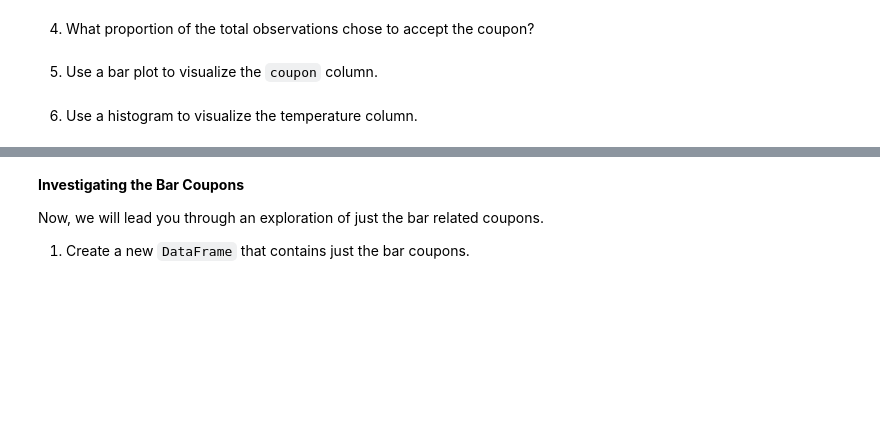
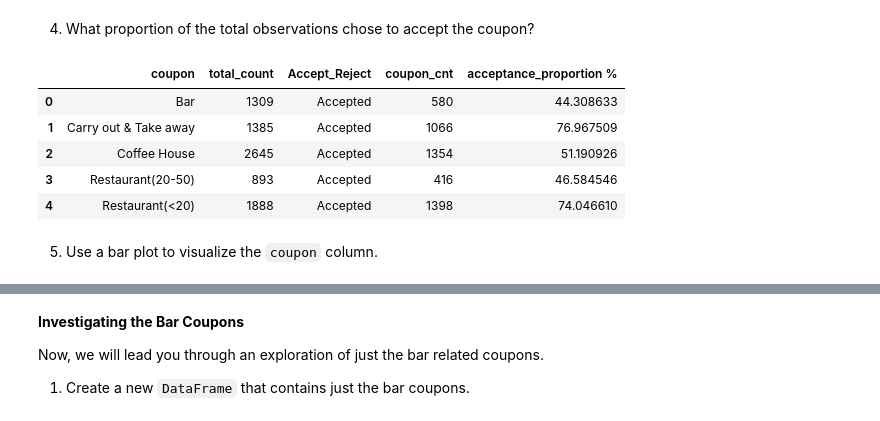
Before and after one commit to marrisp/coupon, a Jupyter notebook: prompt.ipynb, the cells around one changed output, grey strips where cells are left out. Drawn from its saved outputs; the diff is of its cells as text; code cells hidden in the pictures; blank space fills up the shorter version.

```diff
--- a/prompt.ipynb
+++ b/prompt.ipynb
@@ -100,6 +119,37 @@ data.head(10)
+# %%
+# checking for data where direction_same and direction_opp is 1
+#Added new column Accept_Reject
+def validate_y(Y):
+    if Y == 1:
+        decision = 'Accepted'
+    else:
+        decision = 'Rejected'
+    return decision
+
+data['Accept_Reject'] = data['Y'].apply(validate_y)
 # %% [markdown]
 4. What proportion of the total observations chose to accept the coupon?
+# %%
+# Grouping the data based on the coupon category to get the total count of coupons
+data_acceptance=data.groupby(['coupon']).size().to_frame('total_count').reset_index()
+
+#Creating another data frame to get th count of coupons based on acceptance or rejection
+data_coupon_split= data.query("Y ==1").groupby(['coupon','Accept_Reject']).size().to_frame('coupon_cnt').reset_index()
+
+#Merging data_acceptance and data_coupon_split dataframes
+data_merged=pd.merge(left=data_acceptance, right=data_coupon_split, on='coupon', how='inner')
+
+#New attribute being added to the dataframe data_merged to display the acceptance proportion percent for each coupon category
+data_merged['acceptance_proportion %'] = data_merged['coupon_cnt']/data_merged['total_count']*100
+
+#displaying first 5 rows of the dataframe data_merged
+data_merged.head(5)
+# %% [output]
+|  | coupon | total_count | Accept_Reject | coupon_cnt | acceptance_proportion % |
+| 0 | Bar | 1309 | Accepted | 580 | 44.308633 |
+| 1 | Carry out & Take away | 1385 | Accepted | 1066 | 76.967509 |
+| 2 | Coffee House | 2645 | Accepted | 1354 | 51.190926 |
+| 3 | Restaurant(20-50) | 893 | Accepted | 416 | 46.584546 |
+| 4 | Restaurant(<20) | 1888 | Accepted | 1398 | 74.046610 |
 # %% [markdown]
 5. Use a bar plot to visualize the `coupon` column.
-# %% [markdown]
-6. Use a histogram to visualize the temperature column.
```
Also changed, not shown: parts of 5 cells of this notebook, 10 other files.
